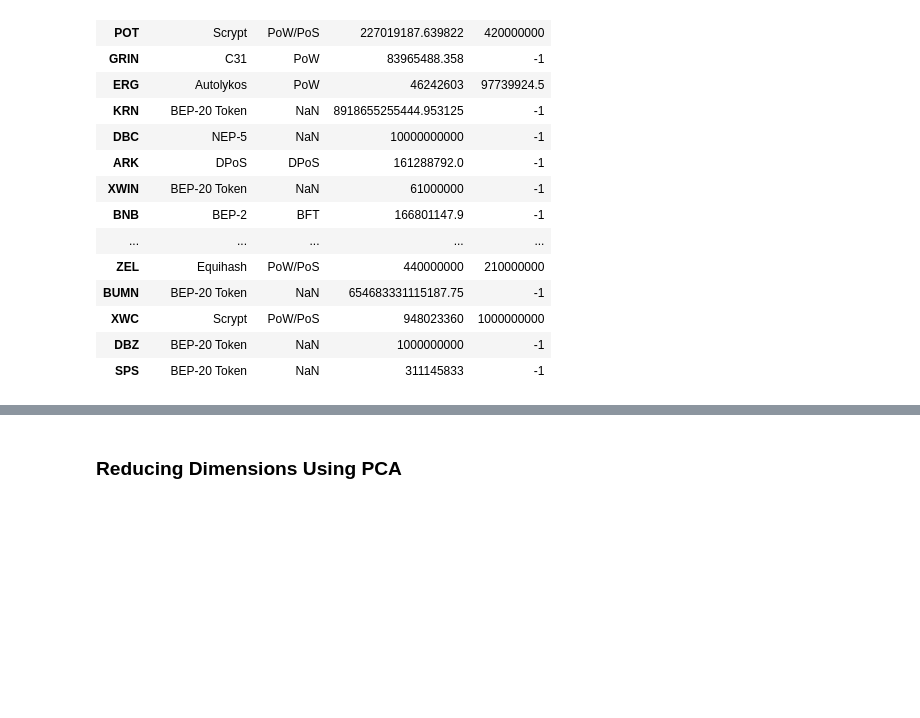
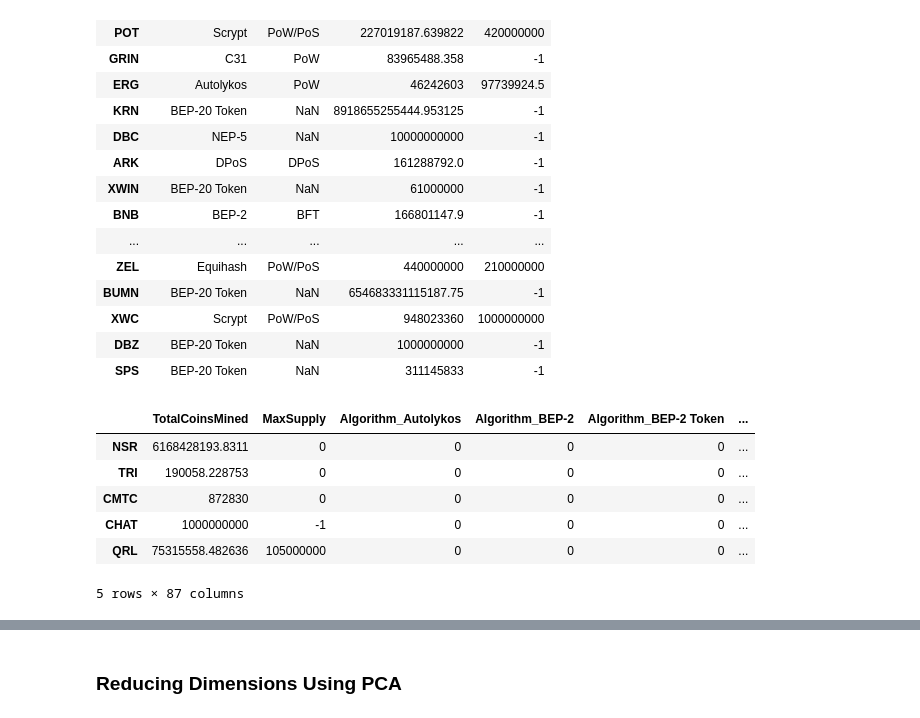
Before and after one commit to MatthewPuttroff/HWUnit13, a Jupyter notebook: Instructions/Starter_Files/crypto_clustering.ipynb, the cells around one changed output, grey strips where cells are left out. Cells and saved outputs as stored; diff of their text form; code cells hidden in the pictures; blank space fills up the shorter version.

```diff
--- a/Instructions/Starter_Files/crypto_clustering.ipynb
+++ b/Instructions/Starter_Files/crypto_clustering.ipynb
@@ -187,3 +187,13 @@ crypto_df.sample(30)
 | SPS | BEP-20 Token | NaN | 311145833 | -1 |
 # %%
 # Create dummy variables for text features
+crypto_dummies= pd.get_dummies(crypto_df, columns=['Algorithm', 'ProofType'])
+crypto_dummies.head()
+# %% [output]
+|  | TotalCoinsMined | MaxSupply | Algorithm_Autolykos | Algorithm_BEP-2 | Algorithm_BEP-2 Token | ... |
+| NSR | 6168428193.8311 | 0 | 0 | 0 | 0 | ... |
+| TRI | 190058.228753 | 0 | 0 | 0 | 0 | ... |
+| CMTC | 872830 | 0 | 0 | 0 | 0 | ... |
+| CHAT | 1000000000 | -1 | 0 | 0 | 0 | ... |
+| QRL | 75315558.482636 | 105000000 | 0 | 0 | 0 | ... |
+5 rows × 87 columns
```
Also changed, not shown: parts of 4 cells of this notebook.
